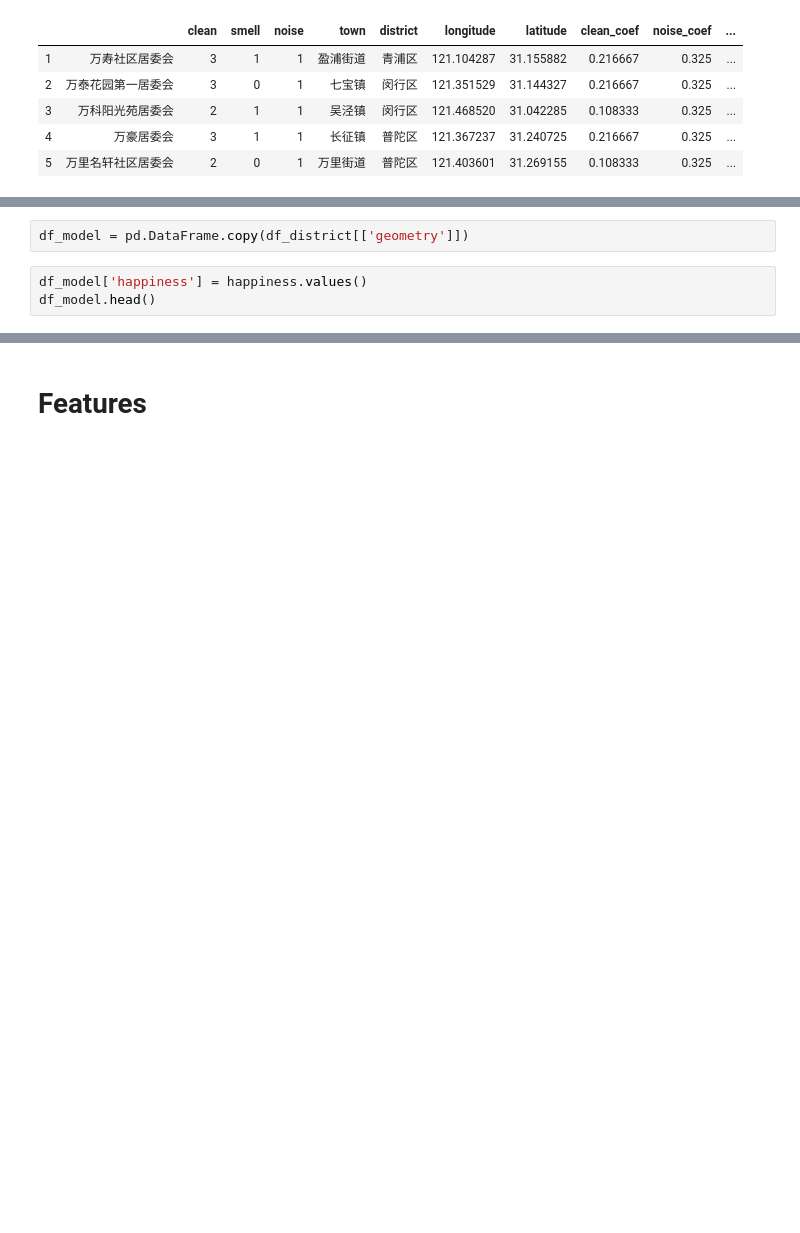
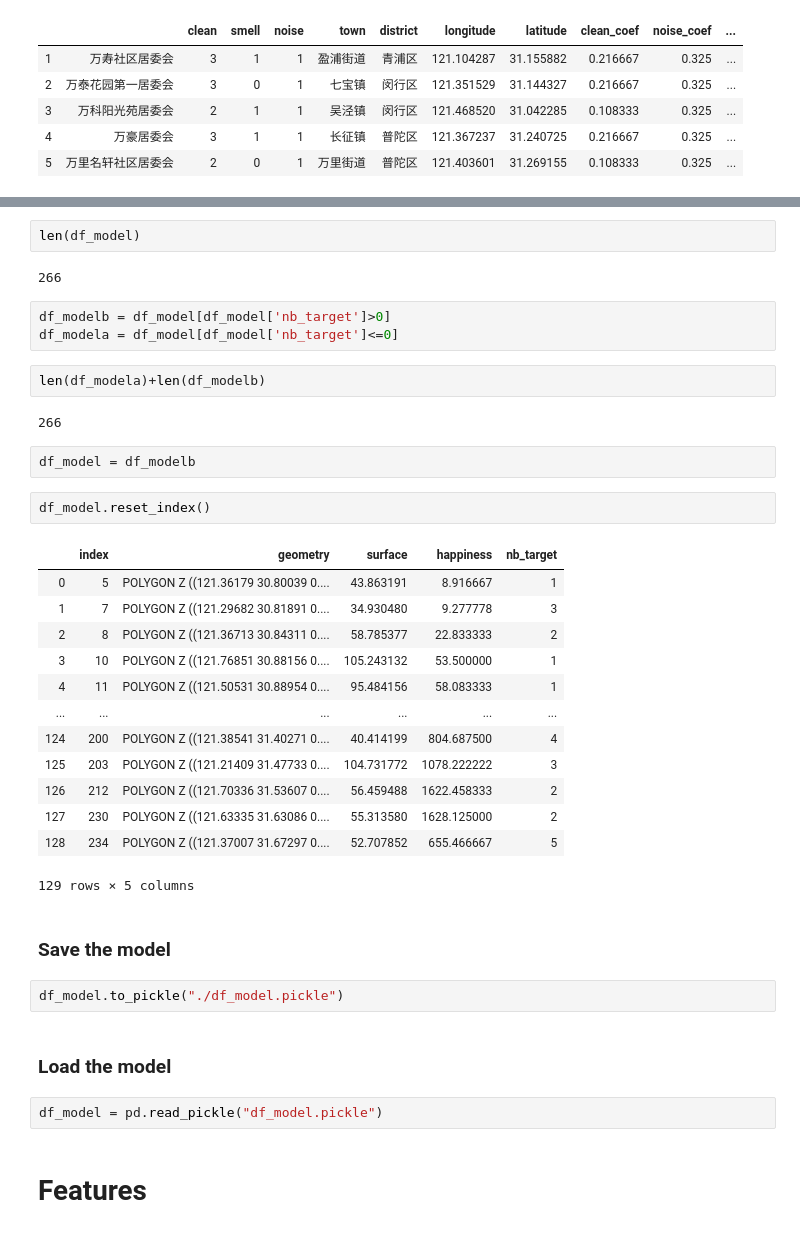
Before and after one commit to aureliecheng/US01, a Jupyter notebook: Project_Wellbeing/prediction.ipynb, the cells around one changed output, grey strips where cells are left out. Saved outputs shown, nothing was run; the diff lists cells and outputs as text; blank space fills up the shorter version.

Commit message:
clean df model

```diff
--- a/Project_Wellbeing/prediction.ipynb
+++ b/Project_Wellbeing/prediction.ipynb
@@ -122,5 +139,0 @@ for index, polygon in df_district['geometry'].items():
-# %%
-df_model = pd.DataFrame.copy(df_district[['geometry']])
-# %%
-df_model['happiness'] = happiness.values()
-df_model.head()
@@ -134,3 +151,40 @@ df_model.head()
+# %%
+len(df_model)
+# %% [output]
+266
+# %%
+df_modelb = df_model[df_model['nb_target']>0]
+df_modela = df_model[df_model['nb_target']<=0]
+# %%
+len(df_modela)+len(df_modelb)
+# %% [output]
+266
+# %%
+df_model = df_modelb
+# %%
+df_model.reset_index()
+# %% [output]
+|  | index | geometry | surface | happiness | nb_target |
+| 0 | 5 | POLYGON Z ((121.36179 30.80039 0.... | 43.863191 | 8.916667 | 1 |
+| 1 | 7 | POLYGON Z ((121.29682 30.81891 0.... | 34.930480 | 9.277778 | 3 |
+| 2 | 8 | POLYGON Z ((121.36713 30.84311 0.... | 58.785377 | 22.833333 | 2 |
+| 3 | 10 | POLYGON Z ((121.76851 30.88156 0.... | 105.243132 | 53.500000 | 1 |
+| 4 | 11 | POLYGON Z ((121.50531 30.88954 0.... | 95.484156 | 58.083333 | 1 |
+| ... | ... | ... | ... | ... | ... |
+| 124 | 200 | POLYGON Z ((121.38541 31.40271 0.... | 40.414199 | 804.687500 | 4 |
+| 125 | 203 | POLYGON Z ((121.21409 31.47733 0.... | 104.731772 | 1078.222222 | 3 |
+| 126 | 212 | POLYGON Z ((121.70336 31.53607 0.... | 56.459488 | 1622.458333 | 2 |
+| 127 | 230 | POLYGON Z ((121.63335 31.63086 0.... | 55.313580 | 1628.125000 | 2 |
+| 128 | 234 | POLYGON Z ((121.37007 31.67297 0.... | 52.707852 | 655.466667 | 5 |
+129 rows × 5 columns
+# %% [markdown]
+### Save the model
+# %%
+df_model.to_pickle("./df_model.pickle")
+# %% [markdown]
+### Load the model
+# %%
+df_model = pd.read_pickle("df_model.pickle")
 # %% [markdown]
 # Features
 # %% [markdown]
```
Also changed, not shown: parts of 14 cells of this notebook, 1 other file.
